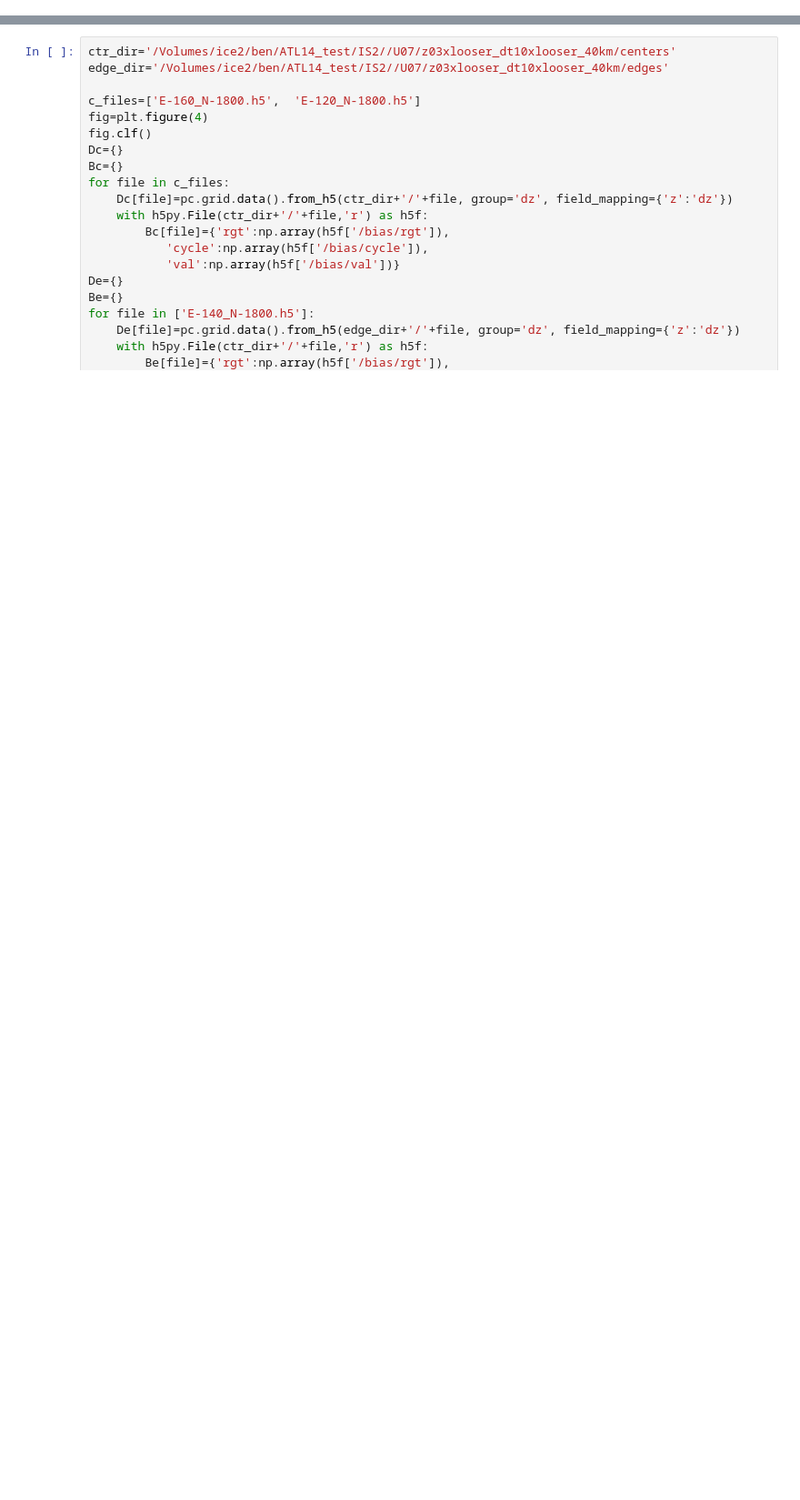
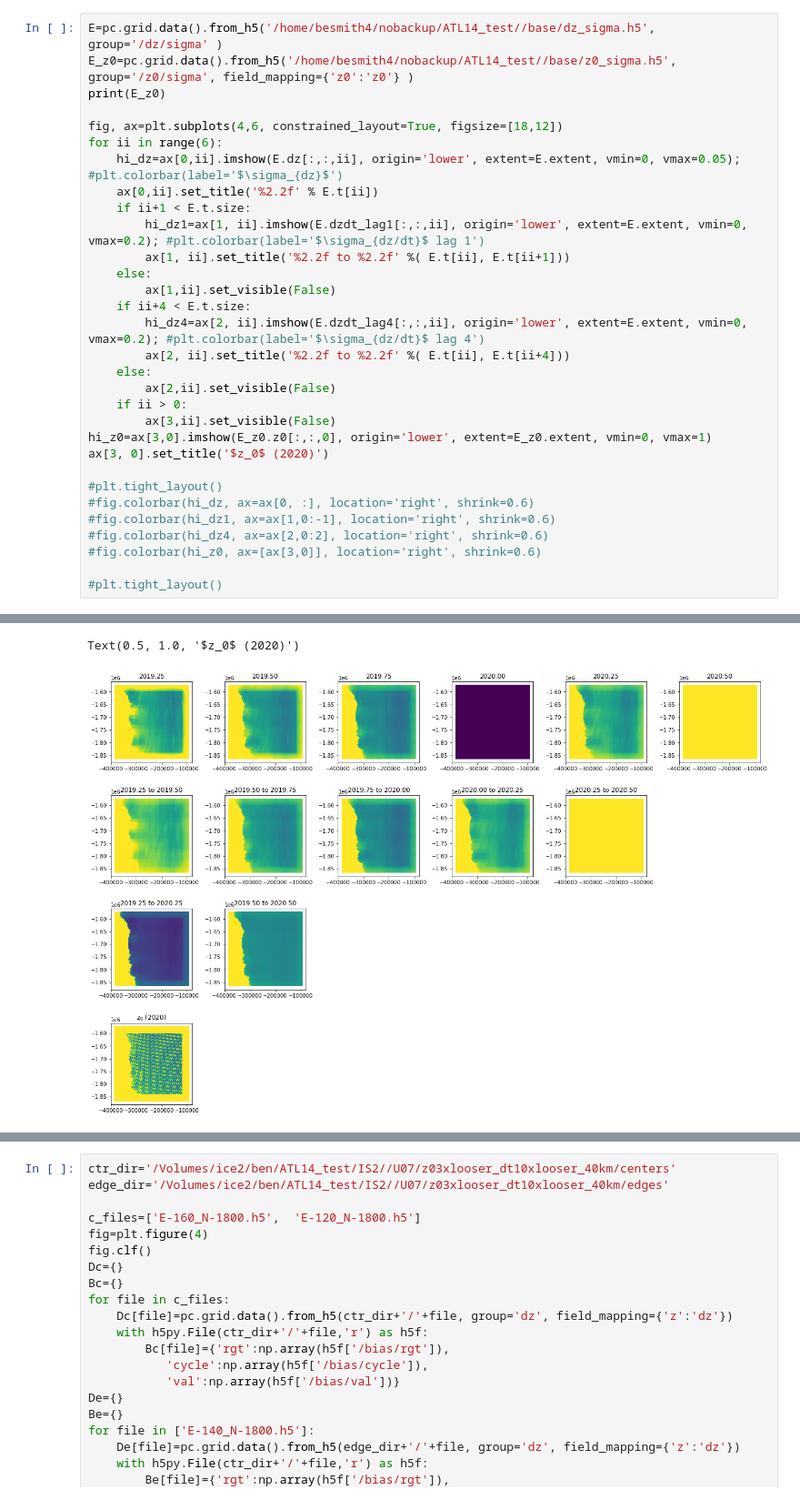
Before and after one commit to SmithB/surfaceChange, a Jupyter notebook: notebooks/view_results.ipynb, the cells around one changed output, grey strips where cells are left out. Shown at 91% size. Saved outputs shown, nothing was run; the diff lists cells and outputs as text; blank space fills up the shorter version.

```diff
--- a/notebooks/view_results.ipynb
+++ b/notebooks/view_results.ipynb
@@ -33,0 +31,32 @@ plt.figure(1); plt.imshow(np.gradient(z0.z[:,:,0])[0], extent=z0.extent, vmin=-1
+# %%
+E=pc.grid.data().from_h5('/home/besmith4/nobackup/ATL14_test//base/dz_sigma.h5', group='/dz/sigma' )
+E_z0=pc.grid.data().from_h5('/home/besmith4/nobackup/ATL14_test//base/z0_sigma.h5', group='/z0/sigma', field_mapping={'z0':'z0'} )
+print(E_z0)
+
+fig, ax=plt.subplots(4,6, constrained_layout=True, figsize=[18,12])
+for ii in range(6):
+    hi_dz=ax[0,ii].imshow(E.dz[:,:,ii], origin='lower', extent=E.extent, vmin=0, vmax=0.05); #plt.colorbar(label='$\sigma_{dz}$')
+    ax[0,ii].set_title('%2.2f' % E.t[ii])
+    if ii+1 < E.t.size:
+        hi_dz1=ax[1, ii].imshow(E.dzdt_lag1[:,:,ii], origin='lower', extent=E.extent, vmin=0, vmax=0.2); #plt.colorbar(label='$\sigma_{dz/dt}$ lag 1')
+        ax[1, ii].set_title('%2.2f to %2.2f' %( E.t[ii], E.t[ii+1]))
+    else:
+        ax[1,ii].set_visible(False)
+    if ii+4 < E.t.size:
+        hi_dz4=ax[2, ii].imshow(E.dzdt_lag4[:,:,ii], origin='lower', extent=E.extent, vmin=0, vmax=0.2); #plt.colorbar(label='$\sigma_{dz/dt}$ lag 4')
+        ax[2, ii].set_title('%2.2f to %2.2f' %( E.t[ii], E.t[ii+4]))
+    else:
+        ax[2,ii].set_visible(False)
+    if ii > 0:
+        ax[3,ii].set_visible(False)
+hi_z0=ax[3,0].imshow(E_z0.z0[:,:,0], origin='lower', extent=E_z0.extent, vmin=0, vmax=1)
+ax[3, 0].set_title('$z_0$ (2020)')
+
+#plt.tight_layout()
+#fig.colorbar(hi_dz, ax=ax[0, :], location='right', shrink=0.6)
+#fig.colorbar(hi_dz1, ax=ax[1,0:-1], location='right', shrink=0.6)
+#fig.colorbar(hi_dz4, ax=ax[2,0:2], location='right', shrink=0.6)
+#fig.colorbar(hi_z0, ax=[ax[3,0]], location='right', shrink=0.6)
+
+#plt.tight_layout()
+# %% [output]
@@ -33,0 +66,2 @@ plt.figure(1); plt.imshow(np.gradient(z0.z[:,:,0])[0], extent=z0.extent, vmin=-1
+Text(0.5, 1.0, '$z_0$ (2020)')
+[figure, added]
```
Also changed, not shown: parts of 14 cells of this notebook, 1 other file.
